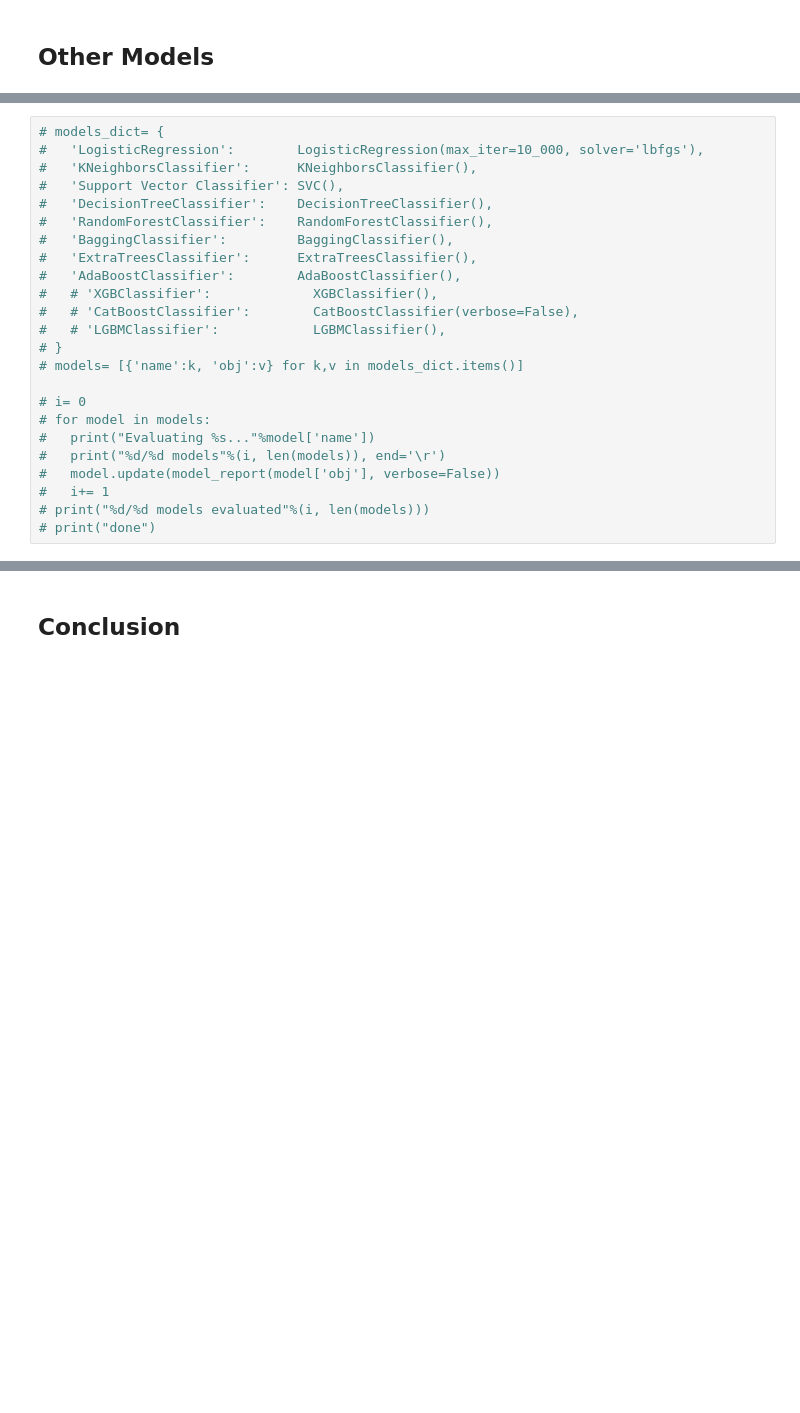
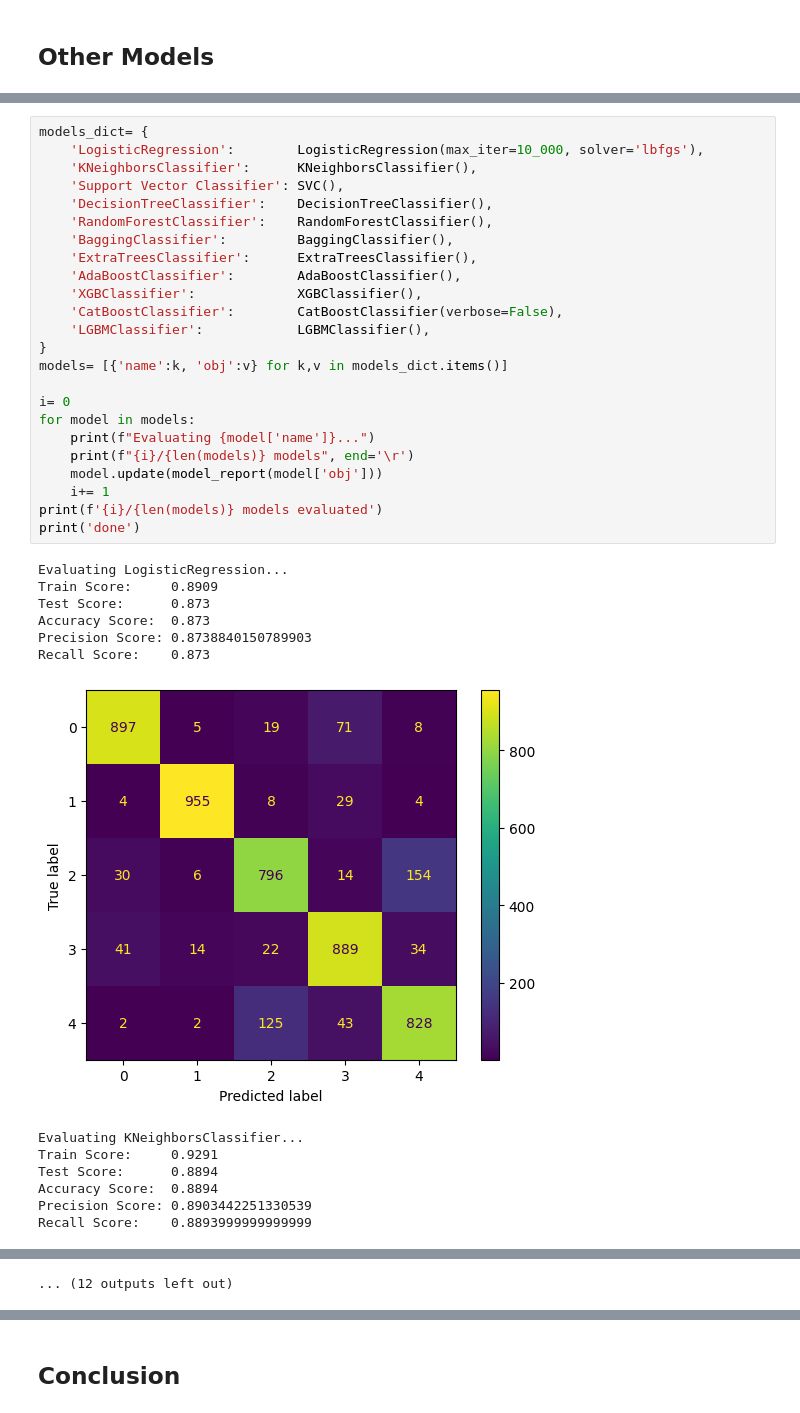
Before and after one commit to 3ab3z2/Machine-fashion-model-mnist, a Jupyter notebook: 20241203-fashion.ipynb, the cells around one changed output, grey strips where cells are left out. Saved outputs shown, nothing was run; the diff lists cells and outputs as text; blank space fills up the shorter version.

```diff
--- a/20241203-fashion.ipynb
+++ b/20241203-fashion.ipynb
@@ -306,24 +332,38 @@ plt.show()
 # %%
-# models_dict= {
-# 	'LogisticRegression':        LogisticRegression(max_iter=10_000, solver='lbfgs'),
-# 	'KNeighborsClassifier':      KNeighborsClassifier(),
-# 	'Support Vector Classifier': SVC(),
-# 	'DecisionTreeClassifier':    DecisionTreeClassifier(),
-# 	'RandomForestClassifier':    RandomForestClassifier(),
-# 	'BaggingClassifier':         BaggingClassifier(),
-# 	'ExtraTreesClassifier':      ExtraTreesClassifier(),
-# 	'AdaBoostClassifier':        AdaBoostClassifier(),
-# 	# 'XGBClassifier':             XGBClassifier(),
-# 	# 'CatBoostClassifier':        CatBoostClassifier(verbose=False),
-# 	# 'LGBMClassifier':            LGBMClassifier(),
-# }
-# models= [{'name':k, 'obj':v} for k,v in models_dict.items()]
+models_dict= {
+	'LogisticRegression':        LogisticRegression(max_iter=10_000, solver='lbfgs'),
+	'KNeighborsClassifier':      KNeighborsClassifier(),
+	'Support Vector Classifier': SVC(),
+	'DecisionTreeClassifier':    DecisionTreeClassifier(),
+	'RandomForestClassifier':    RandomForestClassifier(),
+	'BaggingClassifier':         BaggingClassifier(),
+	'ExtraTreesClassifier':      ExtraTreesClassifier(),
+	'AdaBoostClassifier':        AdaBoostClassifier(),
+	'XGBClassifier':             XGBClassifier(),
+	'CatBoostClassifier':        CatBoostClassifier(verbose=False),
+	'LGBMClassifier':            LGBMClassifier(),
+}
+models= [{'name':k, 'obj':v} for k,v in models_dict.items()]
 
-# i= 0
-# for model in models:
-# 	print("Evaluating %s..."%model['name'])
-# 	print("%d/%d models"%(i, len(models)), end='\r')
-# 	model.update(model_report(model['obj'], verbose=False))
-# 	i+= 1
-# print("%d/%d models evaluated"%(i, len(models)))
-# print("done")
+i= 0
+for model in models:
+	print(f"Evaluating {model['name']}...")
+	print(f"{i}/{len(models)} models", end='\r')
+	model.update(model_report(model['obj']))
+	i+= 1
+print(f'{i}/{len(models)} models evaluated')
+print('done')
+# %% [output]
+Evaluating LogisticRegression...
+Train Score:     0.8909
+Test Score:      0.873
+Accuracy Score:  0.873
+Precision Score: 0.8738840150789903
+Recall Score:    0.873
+[figure, added]
+Evaluating KNeighborsClassifier...
+Train Score:     0.9291
+Test Score:      0.8894
+Accuracy Score:  0.8894
+Precision Score: 0.8903442251330539
+Recall Score:    0.8893999999999999
@@ -330 +399,2 @@ plt.show()
+... (12 outputs left out)
 # %%
```
Also changed, not shown: parts of 33 cells of this notebook, 1 other file.
